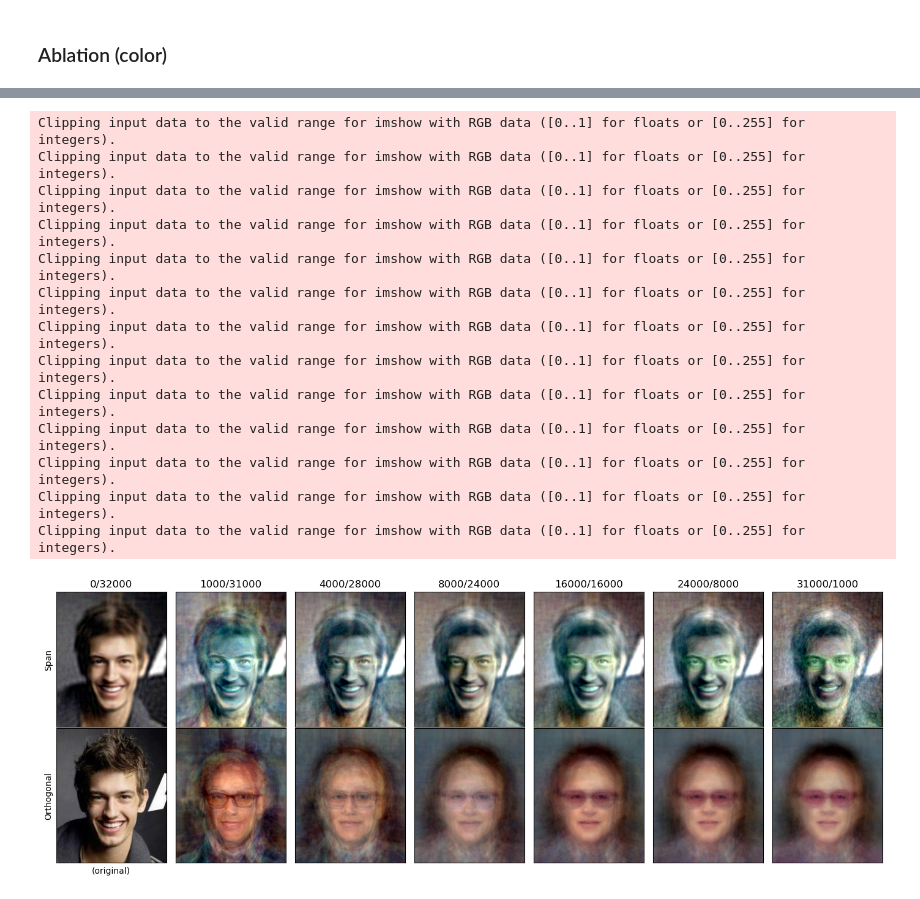
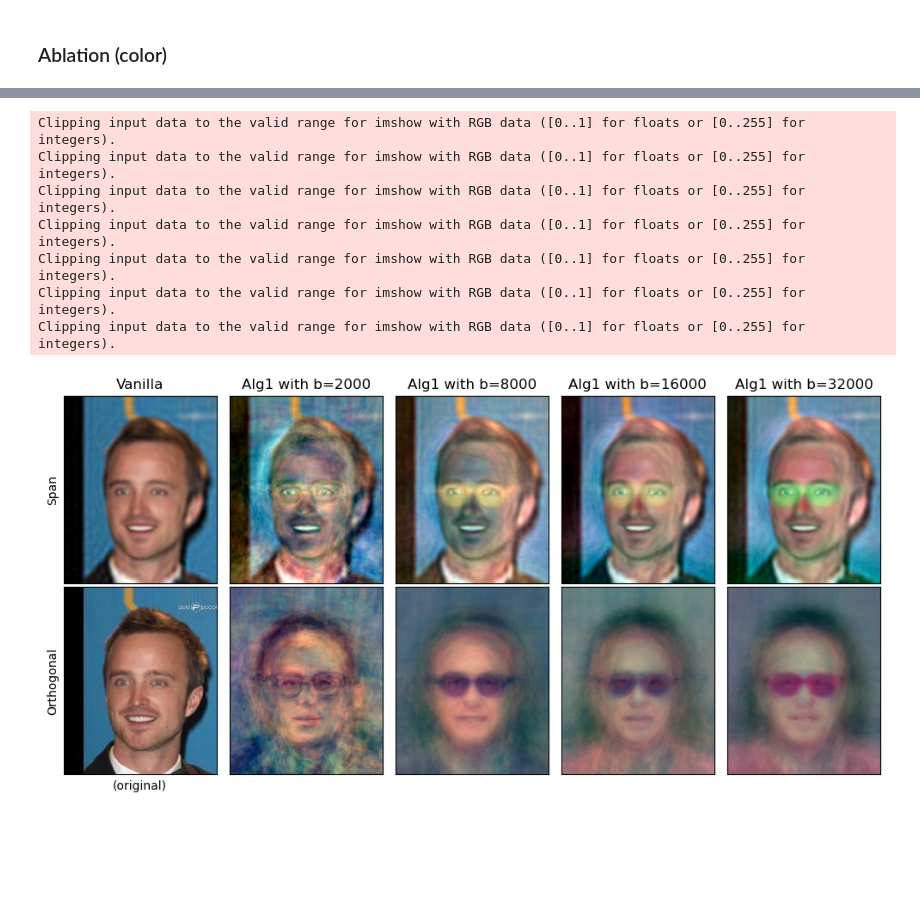
Before and after one commit to HanseulJo/fair-streaming-pca, a Jupyter notebook: celeba_fair_streaming_pca/FairStreamingPCA_CelebA_cutoffAblation.ipynb, the cells around one changed output, grey strips where cells are left out. Drawn from its saved outputs; the diff is of its cells as text; code cells hidden in the pictures; blank space fills up the shorter version.

```diff
--- a/celeba_fair_streaming_pca/FairStreamingPCA_CelebA_cutoffAblation.ipynb
+++ b/celeba_fair_streaming_pca/FairStreamingPCA_CelebA_cutoffAblation.ipynb
@@ -98,7 +101,7 @@ print(attr_false_list_val)
 from fair_streaming_pca_pytorch import FairStreamingPCA
 
 cutoff_time_list = [
-    0, 1000, 4000, 8000, 16000, 24000, 31000
+    0, 4000, 8000, 16000, 32000
 ]
 
 V_list = []
@@ -109,21 +112,22 @@ exp_var_1_list = []
 for b in cutoff_time_list:
     pca = FairStreamingPCA(TARGET_ATTR, device='mps')
     pca.fit(
-        loader=loader_train,
+        dataset=dataset_train,
         target_unfair_dim=2,
         target_pca_dim=1000,
-        n_iter_unfair=5,
+        n_iter_unfair=0 if b == 0 else 5 * (32000//b),
         n_iter_pca=5,
         block_size_unfair=b,
-        block_size_pca=(32000-b),
+        block_size_pca=32000,
+        batch_size=1000,
         constraint='all' if b > 0 else 'vanilla',
         verbose=False,
-        seed=1
+        seed=0
     )
     V_list.append(pca.V.cpu())
     N_list.append(pca.N.cpu())
-    pca.transform(loader=loader_val,)
-    exp_var_list.append(pca.explained_variance_ratio)
-    exp_var_0_list.append(pca.explained_variance_ratio_group[0])
-    exp_var_1_list.append(pca.explained_variance_ratio_group[1])
+    # pca.transform(loader=loader_val,)
+    # exp_var_list.append(pca.explained_variance_ratio)
+    # exp_var_0_list.append(pca.explained_variance_ratio_group[0])
+    # exp_var_1_list.append(pca.explained_variance_ratio_group[1])
 # %%
@@ -139,44 +141,43 @@ plt.savefig('figures/CutoffAblation_all2_expvar.pdf')
 # %%
+cutoff_time_list = [
+    0, 2000, 8000, 16000, 32000
+]
+
 fig, axes = plt.subplots(2, len(cutoff_time_list), figsize=(2*len(cutoff_time_list), 5))
 axes[0][0].set_ylabel('Span')
 axes[1][0].set_ylabel('Orthogonal')
 
-index = 203
+index = 3
 img, _ = dataset_val[index]
 for i, b in enumerate(cutoff_time_list):
     pca.V = V_list[i].to(pca.device)
     projected = pca.transform(img).cpu()
     im_show(projected[0], axes[0][i])
-    axes[0][i].title.set_text(f'{b}/{32000-b}')
     axes[0][i].get_xaxis().set_ticks([])
     axes[0][i].get_yaxis().set_ticks([])
     if b > 0:
+        axes[0][i].title.set_text(f'Alg1 with b={b}')
         pca.V = N_list[i].to(pca.device)
         orthogonal = pca.transform(img).cpu()
         im_show(orthogonal[0], axes[1][i])
     else:
+        axes[0][i].title.set_text(f'Vanilla')
         im_show(img, axes[1][i]) # original
         axes[1][i].set_xlabel('(original)')
 
     axes[1][i].get_xaxis().set_ticks([])
     axes[1][i].get_yaxis().set_ticks([])
 
 fig.tight_layout()
-# fig.savefig('figures/CutoffAblation_all2.pdf')
+fig.savefig('figures/cutoff_ablation_celeba.pdf')
 # fig.savefig(f'figures/CutoffAblation_all2_false{index}.pdf')
 # fig.savefig(f'figures/CutoffAblation_all2_true{index}.pdf')
 # %% [output]
 Clipping input data to the valid range for imshow with RGB data ([0..1] for floats or [0..255] for integers).
 Clipping input data to the valid range for imshow with RGB data ([0..1] for floats or [0..255] for integers).
 Clipping input data to the valid range for imshow with RGB data ([0..1] for floats or [0..255] for integers).
 Clipping input data to the valid range for imshow with RGB data ([0..1] for floats or [0..255] for integers).
 Clipping input data to the valid range for imshow with RGB data ([0..1] for floats or [0..255] for integers).
 Clipping input data to the valid range for imshow with RGB data ([0..1] for floats or [0..255] for integers).
 Clipping input data to the valid range for imshow with RGB data ([0..1] for floats or [0..255] for integers).
-Clipping input data to the valid range for imshow with RGB data ([0..1] for floats or [0..255] for integers).
-Clipping input data to the valid range for imshow with RGB data ([0..1] for floats or [0..255] for integers).
-Clipping input data to the valid range for imshow with RGB data ([0..1] for floats or [0..255] for integers).
-Clipping input data to the valid range for imshow with RGB data ([0..1] for floats or [0..255] for integers).
-Clipping input data to the valid range for imshow with RGB data ([0..1] for floats or [0..255] for integers).
-Clipping input data to the valid range for imshow with RGB data ([0..1] for floats or [0..255] for integers).
-[figure, old version]
+[figure, new version]
```
Also changed, not shown: parts of 6 cells of this notebook, 6 other files.
